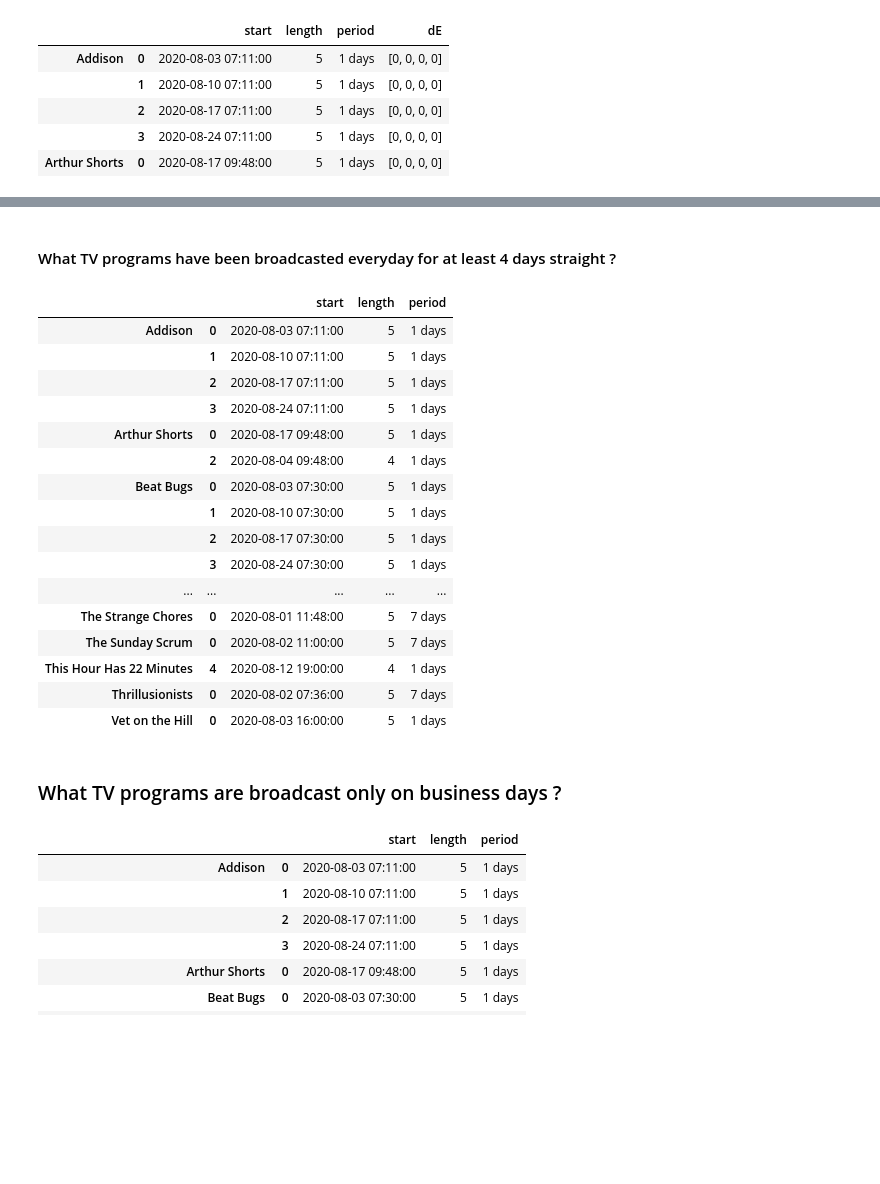
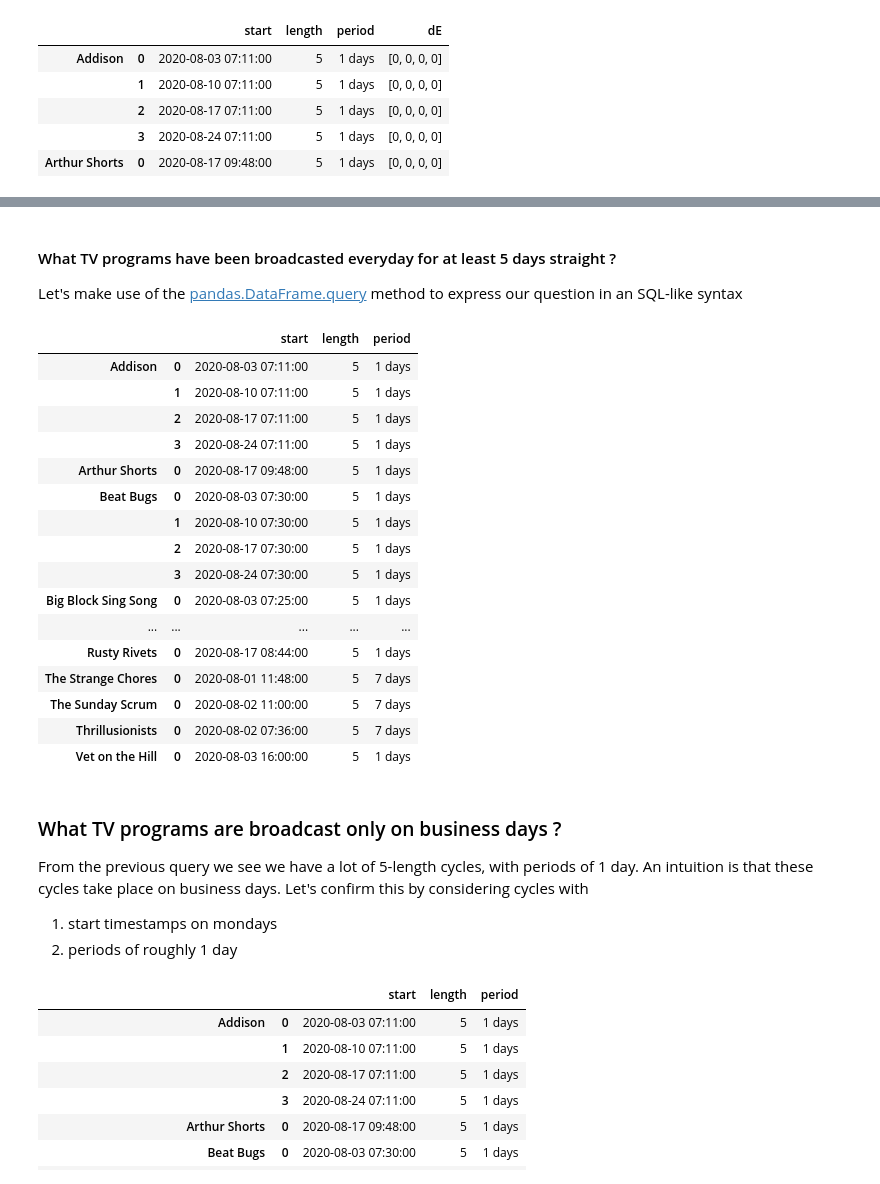
Before and after one commit to scikit-mine/scikit-mine, a Jupyter notebook: docs/tutorials/periodic/periodic_canadian_tv.ipynb, the cells around one changed output, grey strips where cells are left out. Drawn from its saved outputs; the diff is of its cells as text; code cells hidden in the pictures; blank space fills up the shorter version.

```diff
--- a/docs/tutorials/periodic/periodic_canadian_tv.ipynb
+++ b/docs/tutorials/periodic/periodic_canadian_tv.ipynb
@@ -195,27 +222,32 @@ full_cycles.loc[unpunctuals]
-# %% [markdown]
-#### What TV programs have been broadcasted everyday for at least 4 days straight ?
+# %% [markdown]
+#### What TV programs have been broadcasted everyday for at least 5 days straight ?
+Let's make use of the [pandas.DataFrame.query](https://pandas.pydata.org/docs/reference/api/pandas.DataFrame.query.html) method to express our question in an SQL-like syntax
 # %%
-cycles.query('length >= 4 and period >= "1 days"', engine='python')
+cycles.query('length >= 5 and period >= "1 days"', engine='python')
 # %% [output]
 |  |  | start | length | period |
 | Addison | 0 | 2020-08-03 07:11:00 | 5 | 1 days |
 |  | 1 | 2020-08-10 07:11:00 | 5 | 1 days |
 |  | 2 | 2020-08-17 07:11:00 | 5 | 1 days |
 |  | 3 | 2020-08-24 07:11:00 | 5 | 1 days |
 | Arthur Shorts | 0 | 2020-08-17 09:48:00 | 5 | 1 days |
-|  | 2 | 2020-08-04 09:48:00 | 4 | 1 days |
 | Beat Bugs | 0 | 2020-08-03 07:30:00 | 5 | 1 days |
 |  | 1 | 2020-08-10 07:30:00 | 5 | 1 days |
 |  | 2 | 2020-08-17 07:30:00 | 5 | 1 days |
 |  | 3 | 2020-08-24 07:30:00 | 5 | 1 days |
+| Big Block Sing Song | 0 | 2020-08-03 07:25:00 | 5 | 1 days |
 | ... | ... | ... | ... | ... |
+| Rusty Rivets | 0 | 2020-08-17 08:44:00 | 5 | 1 days |
 | The Strange Chores | 0 | 2020-08-01 11:48:00 | 5 | 7 days |
 | The Sunday Scrum | 0 | 2020-08-02 11:00:00 | 5 | 7 days |
-| This Hour Has 22 Minutes | 4 | 2020-08-12 19:00:00 | 4 | 1 days |
 | Thrillusionists | 0 | 2020-08-02 07:36:00 | 5 | 7 days |
 | Vet on the Hill | 0 | 2020-08-03 16:00:00 | 5 | 1 days |
-# %% [markdown]
-### What TV programs are broadcast only on business days ?
+# %% [markdown]
+### What TV programs are broadcast only on business days ?
+From the previous query we see we have a lot of 5-length cycles, with periods of 1 day.
+An intuition is that these cycles take place on business days. Let's confirm this by considering cycles with
+ 1. start timestamps on mondays
+ 2. periods of roughly 1 day
 # %%
 monday_starts = cycles[cycles.start.dt.weekday == 0]  # start on monday
 monday_starts.query('length == 5 and period >= "1 days"', engine='python')
```
Also changed, not shown: parts of 22 cells of this notebook, 3 other files.
